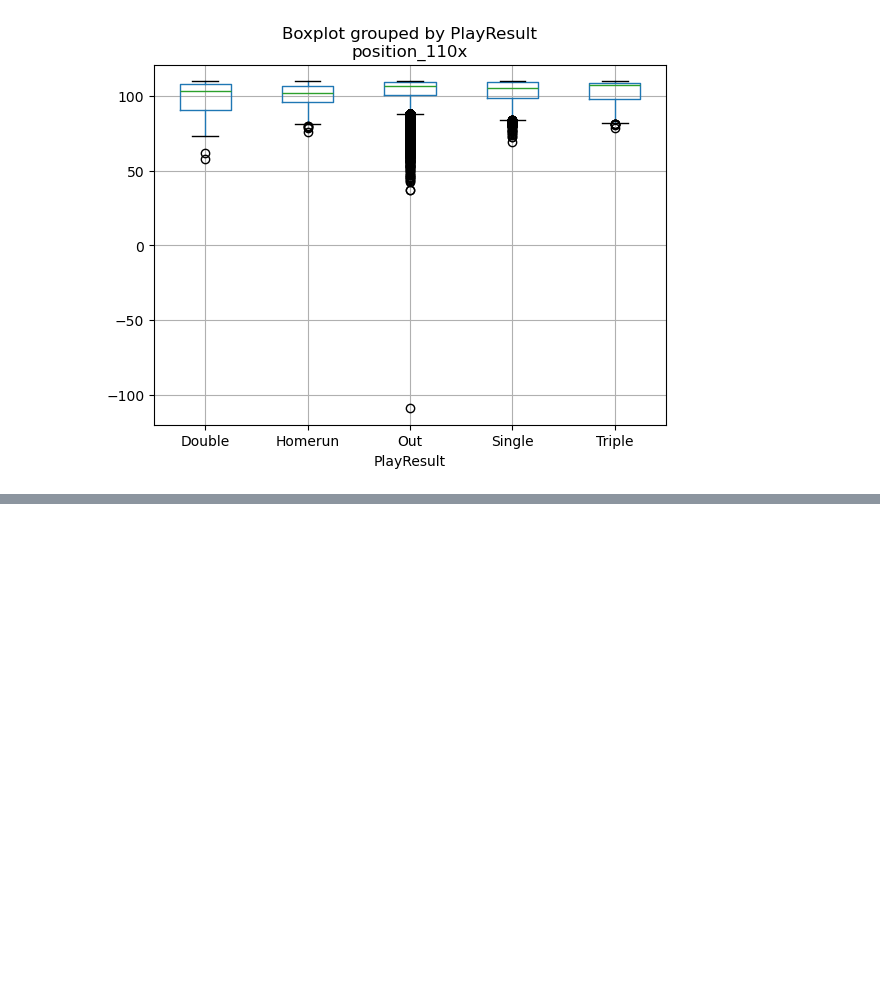
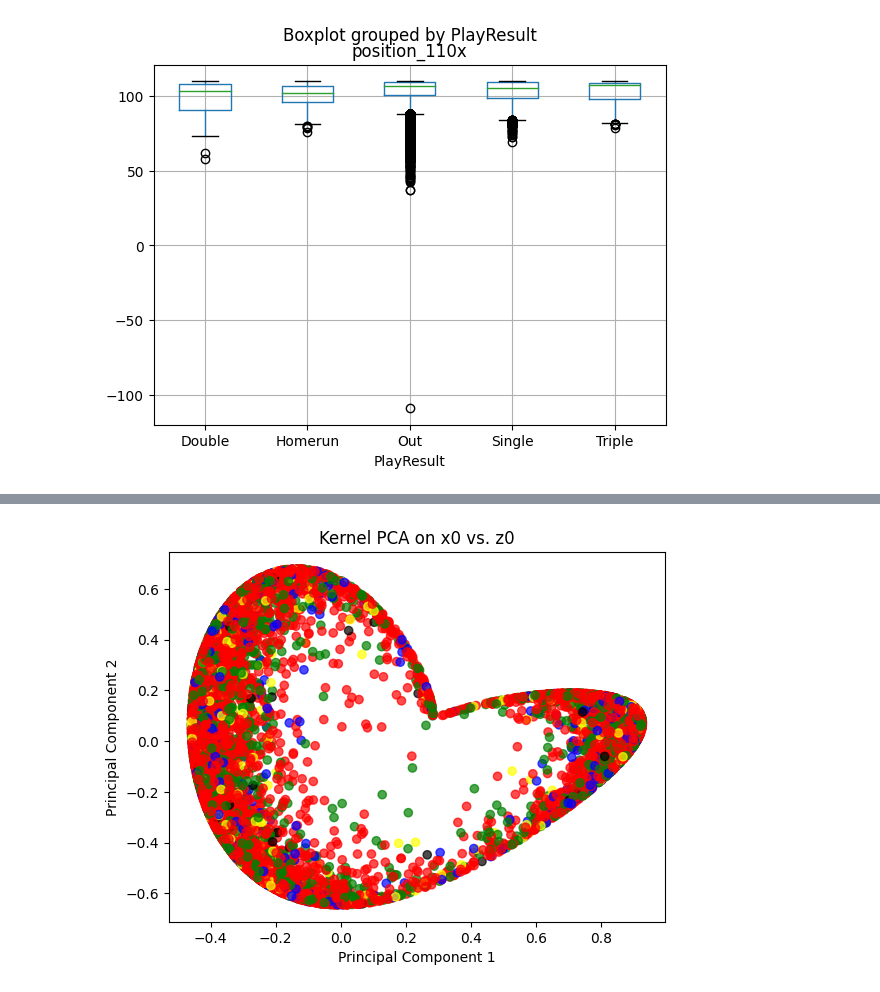
Before and after one commit to sanakohli/ml-project, a Jupyter notebook: ML_notebook.ipynb, the cells around one changed output, grey strips where cells are left out. Cells and saved outputs as stored; diff of their text form; code cells hidden in the pictures; blank space fills up the shorter version.

Commit message:
Worked on data exploration and feature engineering

```diff
--- a/ML_notebook.ipynb
+++ b/ML_notebook.ipynb
@@ -344,0 +366,27 @@ df
+# %%
+# column y0 has the same value for every pitch (50.0 feet is the standard release point), so it can be dropped
+df = df.drop(['y0'], axis=1)
+# %%
+import numpy as np
+import matplotlib.pyplot as plt
+from sklearn.decomposition import KernelPCA
+df.dropna(subset=['x0', 'z0', 'PlayResult'], inplace=True)
+# Stack x0 and z0 into a feature matrix
+X = np.vstack((df['x0'], df['z0'])).T
+
+# Apply a kernel transformation
+kpca = KernelPCA(kernel="rbf", gamma=0.5)  # Radial basis function kernel
+X_kpca = kpca.fit_transform(X)
+
+# assign colors
+result_colors = {"Single": "green", "Out": "red", "Double": "blue", "Homerun": "yellow", "Triple": "black" }
+colors = [result_colors[result] for result in df['PlayResult']]
+
+# Plot the transformed data
+plt.scatter(X_kpca[:, 0], X_kpca[:, 1], c=colors, alpha=0.7)
+plt.title("Kernel PCA on x0 vs. z0")
+plt.xlabel("Principal Component 1")
+plt.ylabel("Principal Component 2")
+plt.show()
+# %% [output]
+[figure, added]
```
Also changed, not shown: parts of 37 cells of this notebook.
